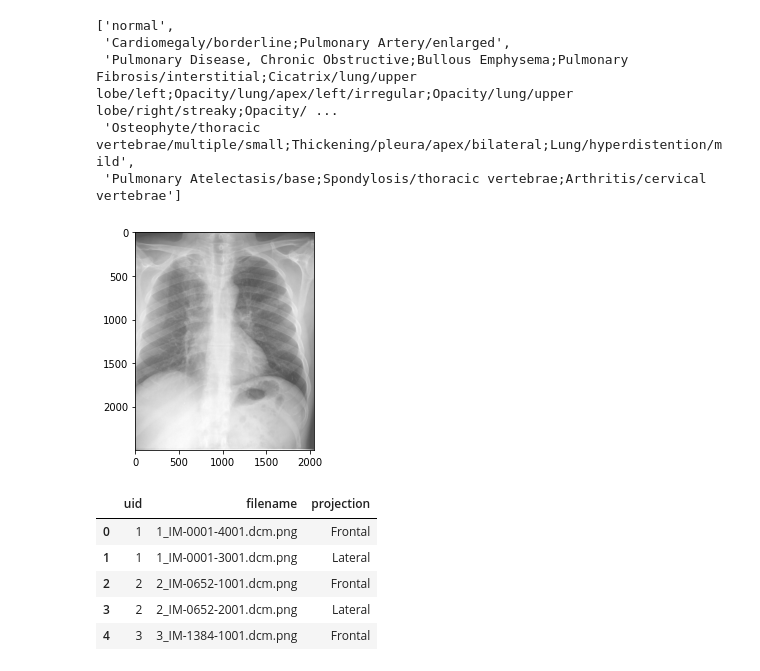
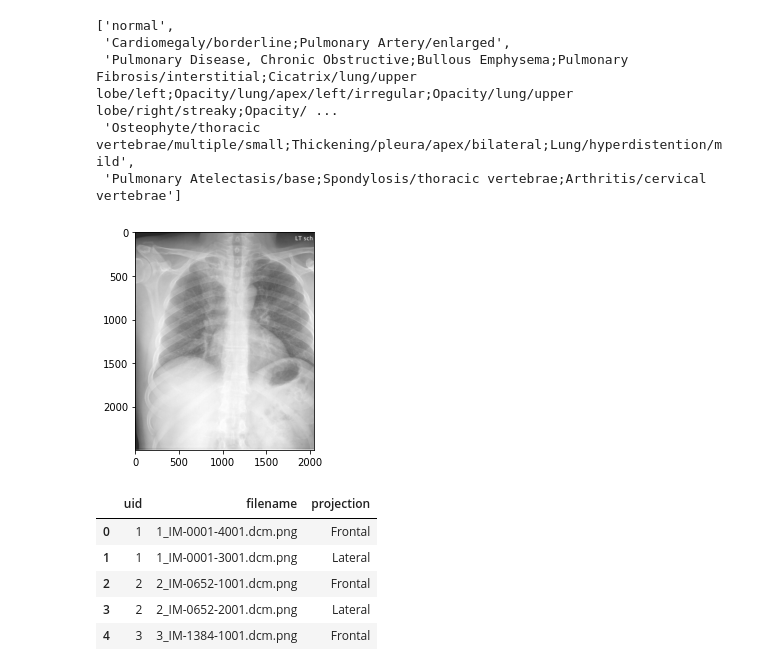
Before and after one commit to AbdulWahabRaza123/Report-generation-work, a Jupyter notebook: 1)FYPImportDataAndResizeImages.ipynb, the cells around one changed output. Drawn from its saved outputs; the diff is of its cells as text; code cells hidden in the pictures.

```diff
--- a/1)FYPImportDataAndResizeImages.ipynb
+++ b/1)FYPImportDataAndResizeImages.ipynb
@@ -133,9 +151,9 @@ df['MeSH'].unique().tolist()[:5]
  'Osteophyte/thoracic vertebrae/multiple/small;Thickening/pleura/apex/bilateral;Lung/hyperdistention/mild',
  'Pulmonary Atelectasis/base;Spondylosis/thoracic vertebrae;Arthritis/cervical vertebrae']
 # %%
-img = cv2.imread('/content/drive2/MyDrive/images/images_normalized/1000_IM-0003-3001.dcm.png')
+img = cv2.imread('/content/images/images_normalized/1000_IM-0003-1001.dcm.png')
 plt.imshow(img)
 plt.show()
 # %% [output]
-[figure, old version]
+[figure, new version]
 # %%
```
Also changed, not shown: parts of 20 cells of this notebook.
